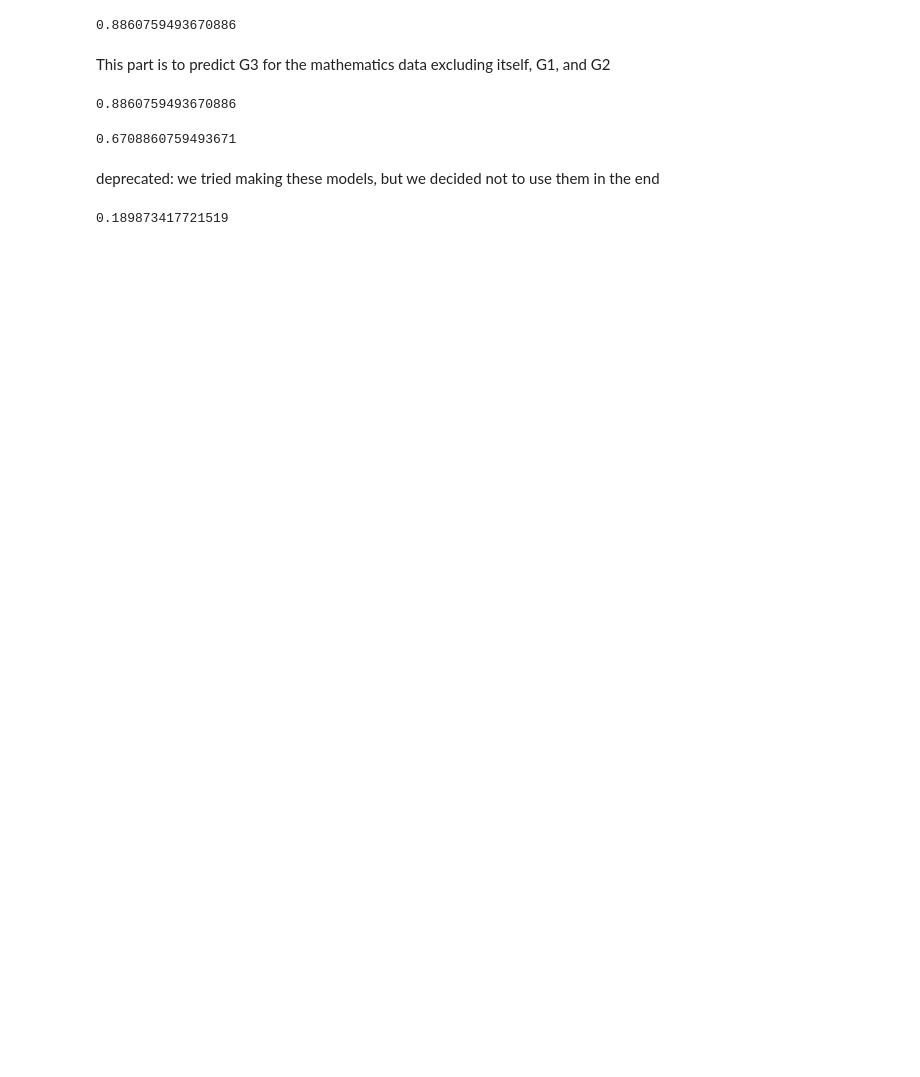
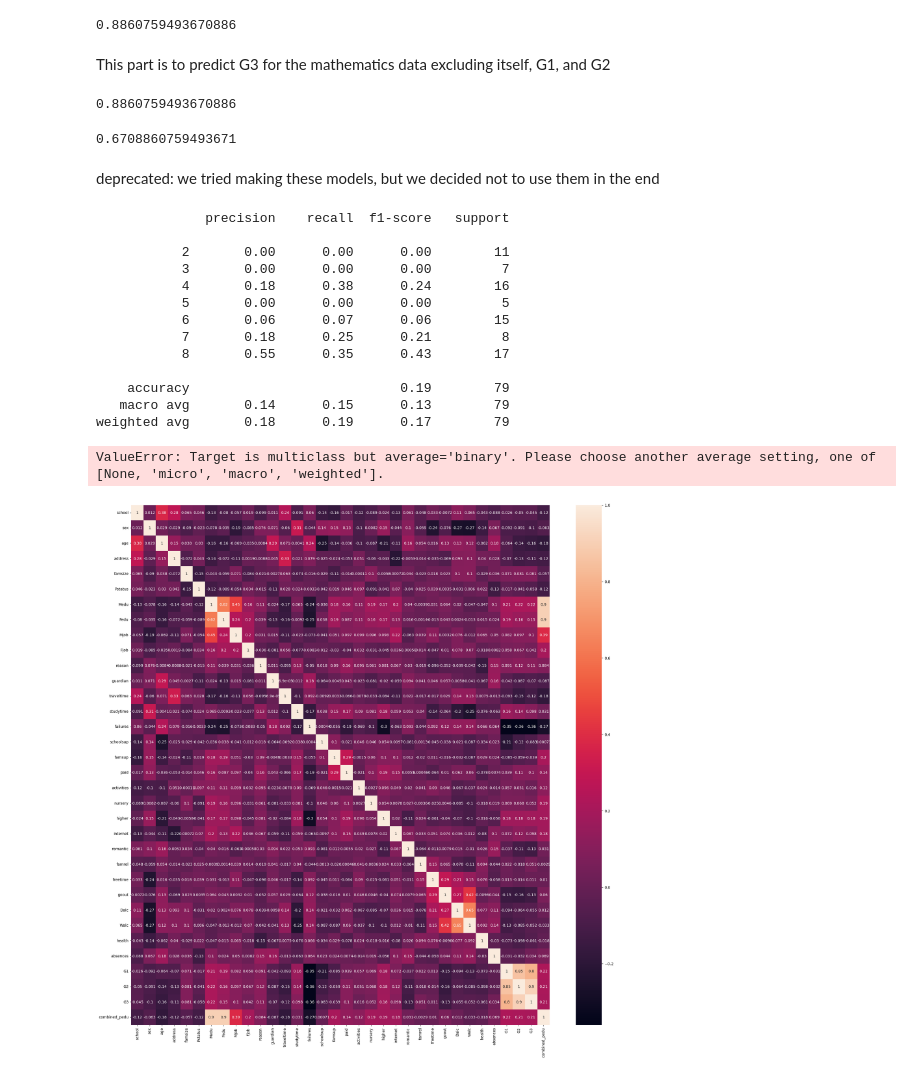
Before and after one commit to annebelleo/INFOMHCML, a Jupyter notebook: modeling.ipynb, the cells around one changed output. Cells and saved outputs as stored; diff of their text form; code cells hidden in the pictures; blank space fills up the shorter version.

```diff
--- a/modeling.ipynb
+++ b/modeling.ipynb
@@ -400,6 +428,26 @@ metrics.accuracy_score(y_test_5, pred) # 70% accuracy
 # %% [markdown]
 deprecated: we tried making these models, but we decided not to use them in the end
 # %%
+# add correlation matrix to see which features are highly correlated
+corr_data = data.select_dtypes(include='number')
+corr = corr_data.corr()
+fig, ax = plt.subplots(figsize=(25,25))
+ax = sns.heatmap(corr, annot=True)
+
+# classification: try to predict sensitive attribute (sex) using highly correlated features
+features = data[['Dalc', 'Walc', 'studytime', 'freetime']]
+X = features
+y = data['sex']
+X_train, X_test, y_train, y_test = train_test_split(X, y, test_size=0.2, random_state=42)
+clf = svm.SVC().fit(X_train, y_train)
+pred = clf.predict(X_test)
+metrics.accuracy_score(y_test, pred) # 75.4% accuracy
+
+# regression: score determined by RMSE
+regr = svm.SVR().fit(X_train, y_train)
+pred = regr.predict(X_test)
+metrics.mean_squared_error(y_test, pred) # 1.70
+
 # regression: predict whether parents are cohabitating
 features = data[['famsize', 'guardian', 'address', 'Walc', 'activities', 'romantic', 'internet']]
 X = features
@@ -415,33 +463,47 @@ features = data[['studytime', 'Walc', 'freetime', 'Mjob', 'schoolsup', 'health']
 X = features
 y = data['sex']
 X_train, X_test, y_train, y_test = train_test_split(X, y, test_size=0.2, random_state=42)
 X_train = sm.add_constant(X_train)
 regr = sm.OLS(y_train, X_train).fit()
 params = regr.params
 regr.summary()
 
 # SVM classifier: predict combined education from features
 data['combined_pedu'] = round((data['Medu'] + data['Fedu']) / 2)
 features = data[['studytime', 'Walc', 'freetime', 'Mjob', 'schoolsup', 'health']]
 X = features
 y = data['combined_pedu']
 X_train, X_test, y_train, y_test = train_test_split(X, y, test_size=0.2, random_state=42)
 clf = svm.SVC().fit(X_train, y_train)
 pred = clf.predict(X_test)
 metrics.accuracy_score(y_test, pred)
 metrics.classification_report(y_test, pred)
 # metrics.f1_score(y_test, pred)
 
 # same as above, but this time, use intersectional fairness
 data['combined_pedu'] = data['Medu'] + data['Fedu']
 features = data[['studytime', 'Walc', 'freetime', 'Mjob', 'schoolsup', 'health']]
 X = features
 y = data['combined_pedu']
 X_train, X_test, y_train, y_test = train_test_split(X, y, test_size=0.2, random_state=42)
 clf = svm.SVC().fit(X_train, y_train)
 pred = clf.predict(X_test)
 metrics.accuracy_score(y_test, pred)
-# print(metrics.classification_report(y_test, pred))
-# metrics.f1_score(y_test, pred)
+print(metrics.classification_report(y_test, pred))
+metrics.f1_score(y_test, pred)
 # %% [output]
-0.189873417721519
+              precision    recall  f1-score   support
+
+           2       0.00      0.00      0.00        11
+           3       0.00      0.00      0.00         7
+           4       0.18      0.38      0.24        16
+           5       0.00      0.00      0.00         5
+           6       0.06      0.07      0.06        15
+           7       0.18      0.25      0.21         8
+           8       0.55      0.35      0.43        17
+
+    accuracy                           0.19        79
+   macro avg       0.14      0.15      0.13        79
+weighted avg       0.18      0.19      0.17        79
+ValueError: Target is multiclass but average='binary'. Please choose another average setting, one of [None, 'micro', 'macro', 'weighted'].
+[figure, added]
```
Also changed, not shown: parts of 12 cells of this notebook.
